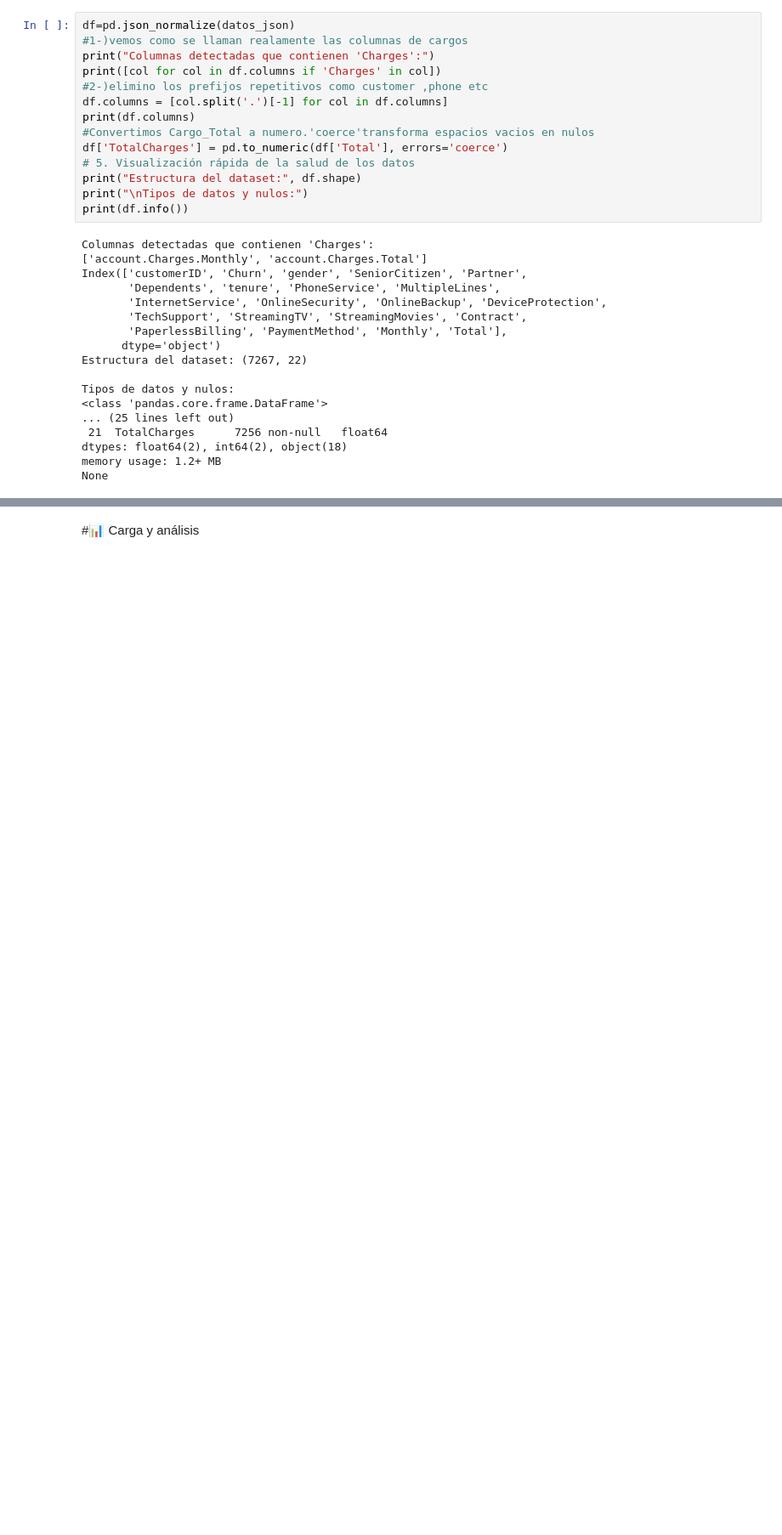
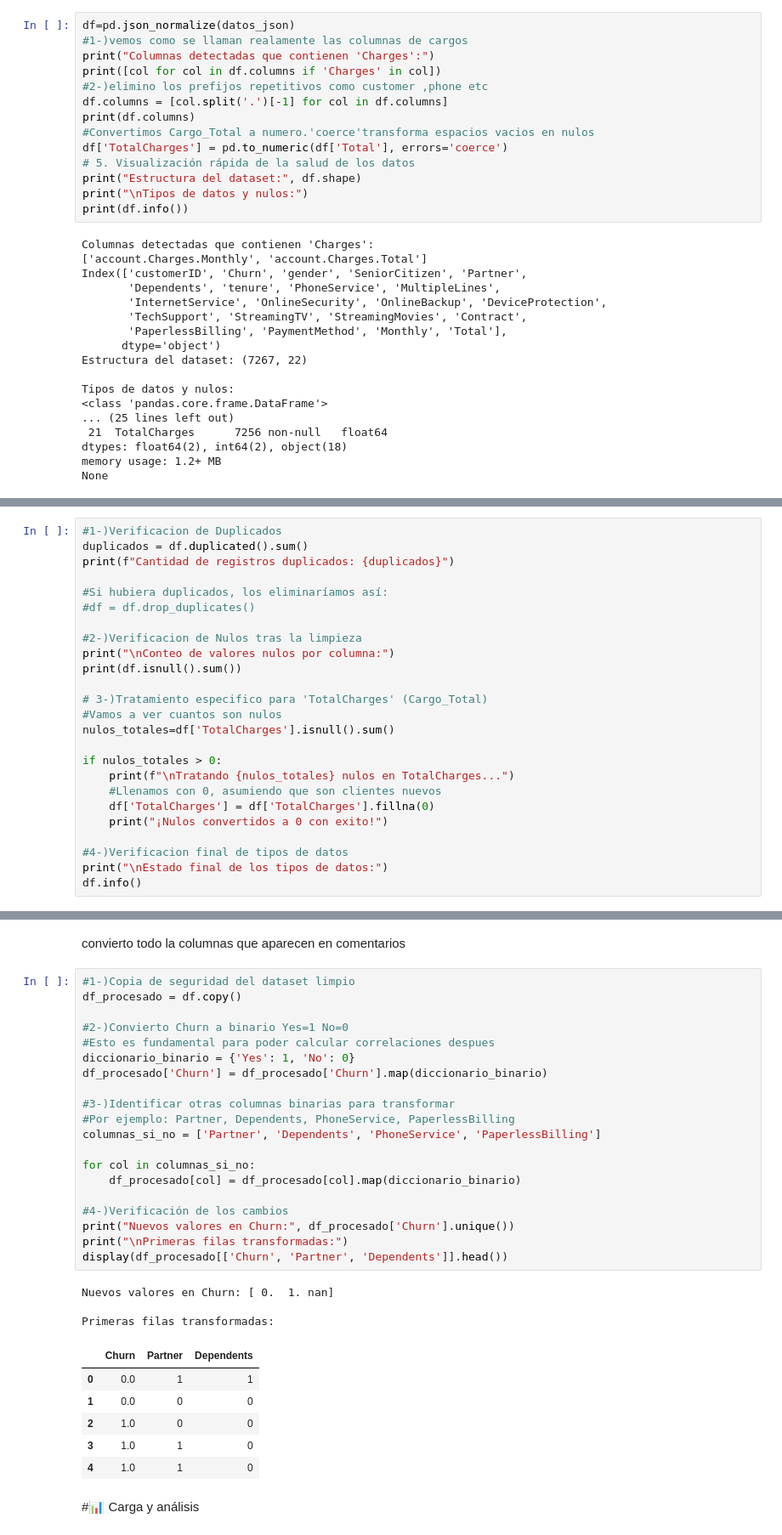
Before and after one commit to sebastianLB16/Challenge_ONE_Data_Science-Telecom_X, a Jupyter notebook: TelecomX_LATAM (2).ipynb, the cells around one changed output, grey strips where cells are left out. Shown at 85% size. Saved outputs shown, nothing was run; the diff lists cells and outputs as text; blank space fills up the shorter version.

Commit message:
se termino la limpieza de los datos ahora me enfocare en el analisis del data frame

```diff
--- a/TelecomX_LATAM (2).ipynb
+++ b/TelecomX_LATAM (2).ipynb
@@ -48,0 +81,25 @@ None
+# %%
+#1-)Verificacion de Duplicados
+duplicados = df.duplicated().sum()
+print(f"Cantidad de registros duplicados: {duplicados}")
+
+#Si hubiera duplicados, los eliminaríamos así:
+#df = df.drop_duplicates()
+
+#2-)Verificacion de Nulos tras la limpieza
+print("\nConteo de valores nulos por columna:")
+print(df.isnull().sum())
+
+# 3-)Tratamiento especifico para 'TotalCharges' (Cargo_Total)
+#Vamos a ver cuantos son nulos
+nulos_totales=df['TotalCharges'].isnull().sum()
+
+if nulos_totales > 0:
+    print(f"\nTratando {nulos_totales} nulos en TotalCharges...")
+    #Llenamos con 0, asumiendo que son clientes nuevos
+    df['TotalCharges'] = df['TotalCharges'].fillna(0)
+    print("¡Nulos convertidos a 0 con exito!")
+
+#4-)Verificacion final de tipos de datos
+print("\nEstado final de los tipos de datos:")
+df.info()
@@ -49,2 +124,34 @@ None
+# %% [markdown]
+convierto todo la columnas que aparecen en comentarios
+# %%
+#1-)Copia de seguridad del dataset limpio
+df_procesado = df.copy()
+
+#2-)Convierto Churn a binario Yes=1 No=0
+#Esto es fundamental para poder calcular correlaciones despues
+diccionario_binario = {'Yes': 1, 'No': 0}
+df_procesado['Churn'] = df_procesado['Churn'].map(diccionario_binario)
+
+#3-)Identificar otras columnas binarias para transformar
+#Por ejemplo: Partner, Dependents, PhoneService, PaperlessBilling
+columnas_si_no = ['Partner', 'Dependents', 'PhoneService', 'PaperlessBilling']
+
+for col in columnas_si_no:
+    df_procesado[col] = df_procesado[col].map(diccionario_binario)
+
+#4-)Verificación de los cambios
+print("Nuevos valores en Churn:", df_procesado['Churn'].unique())
+print("\nPrimeras filas transformadas:")
+display(df_procesado[['Churn', 'Partner', 'Dependents']].head())
+# %% [output]
+Nuevos valores en Churn: [ 0.  1. nan]
+
+Primeras filas transformadas:
+|  | Churn | Partner | Dependents |
+| 0 | 0.0 | 1 | 1 |
+| 1 | 0.0 | 0 | 0 |
+| 2 | 1.0 | 0 | 0 |
+| 3 | 1.0 | 1 | 0 |
+| 4 | 1.0 | 1 | 0 |
 # %% [markdown]
 #📊 Carga y análisis
```
Also changed, not shown: parts of 8 cells of this notebook.
